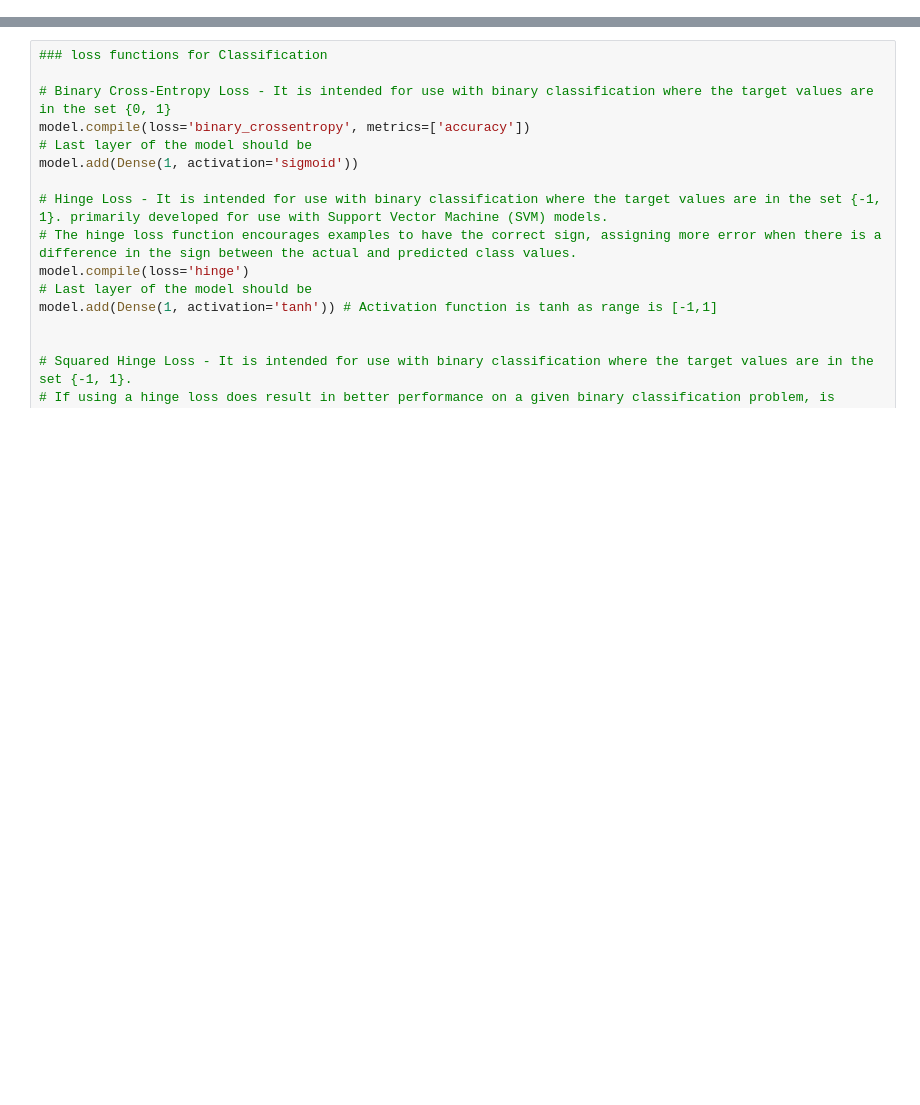
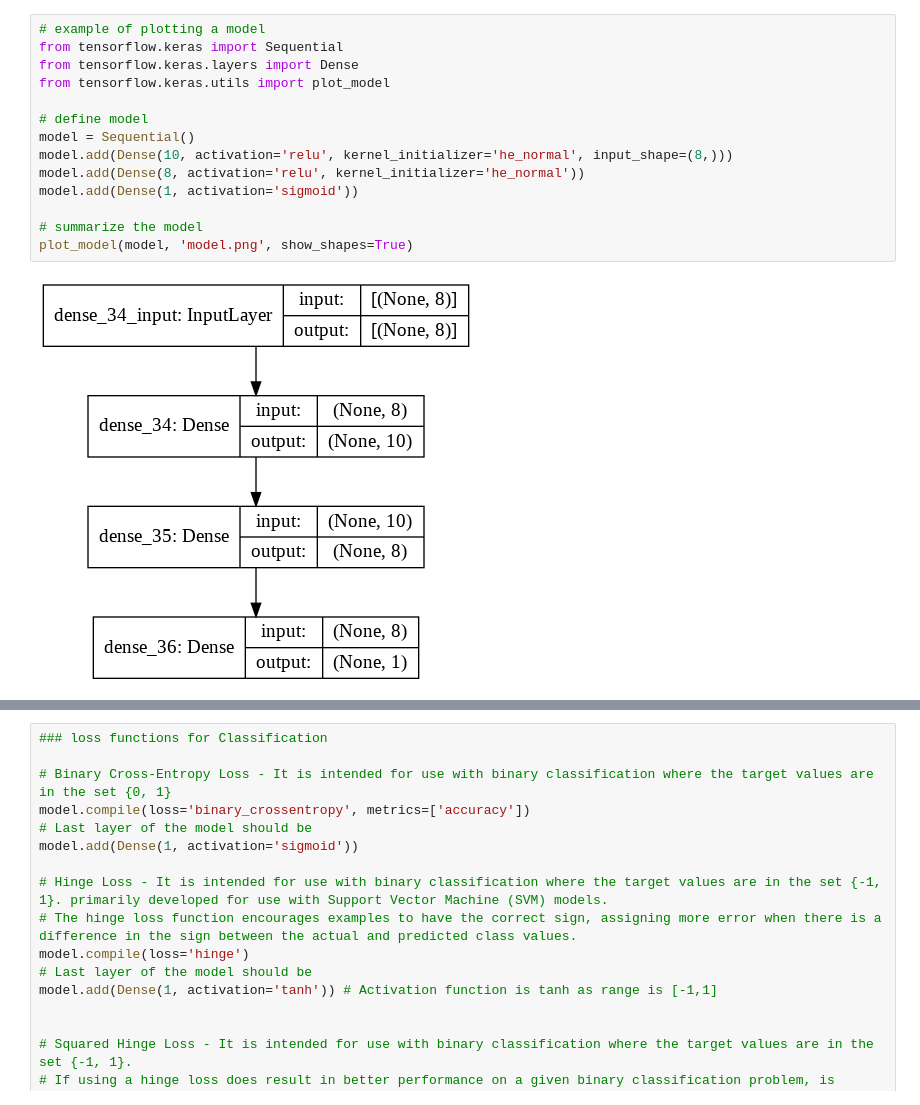
Before and after one commit to sandhyaparna/Python-DataScience-CookBook, a Jupyter notebook: Tensorflow.ipynb, the cells around one changed output, grey strips where cells are left out. Cells and saved outputs as stored; diff of their text form; blank space fills up the shorter version.

```diff
--- a/Tensorflow.ipynb
+++ b/Tensorflow.ipynb
@@ -14,0 +222,16 @@ model.compile(loss='binary_crossentropy', optimizer='adam', metrics=['accuracy']
+# %%
+# example of plotting a model
+from tensorflow.keras import Sequential
+from tensorflow.keras.layers import Dense
+from tensorflow.keras.utils import plot_model
+
+# define model
+model = Sequential()
+model.add(Dense(10, activation='relu', kernel_initializer='he_normal', input_shape=(8,)))
+model.add(Dense(8, activation='relu', kernel_initializer='he_normal'))
+model.add(Dense(1, activation='sigmoid'))
+
+# summarize the model
+plot_model(model, 'model.png', show_shapes=True)
+# %% [output]
+[figure, added]
```
Also changed, not shown: parts of 30 cells of this notebook.
